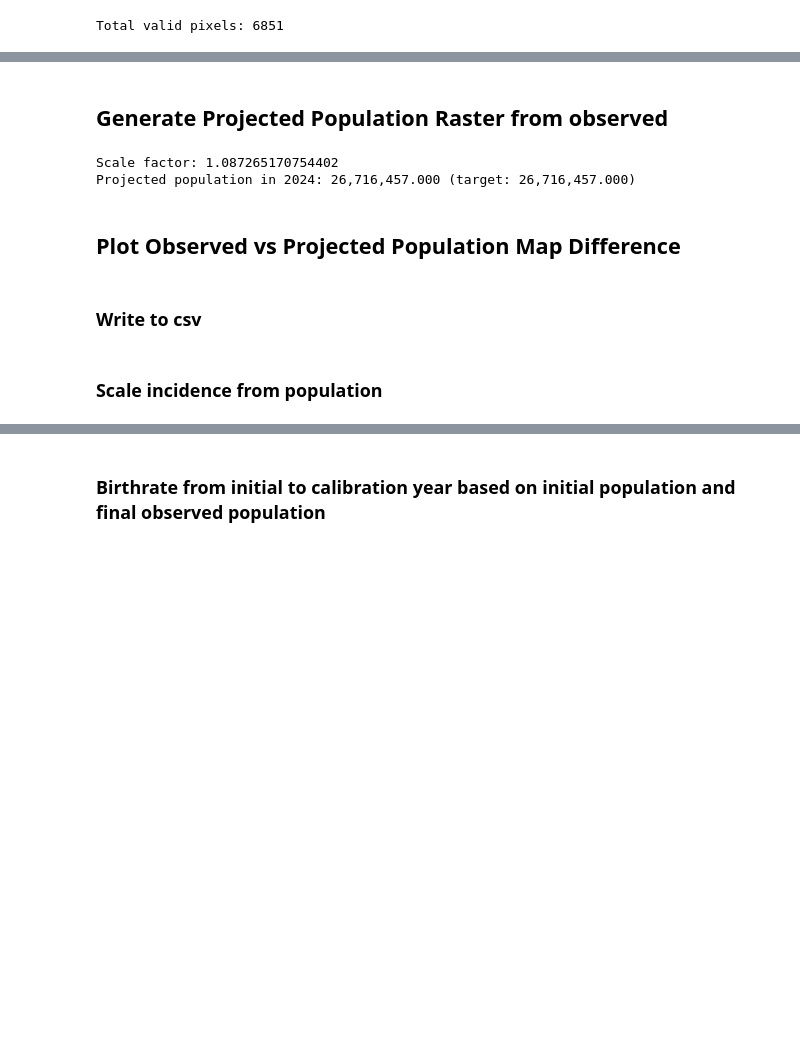
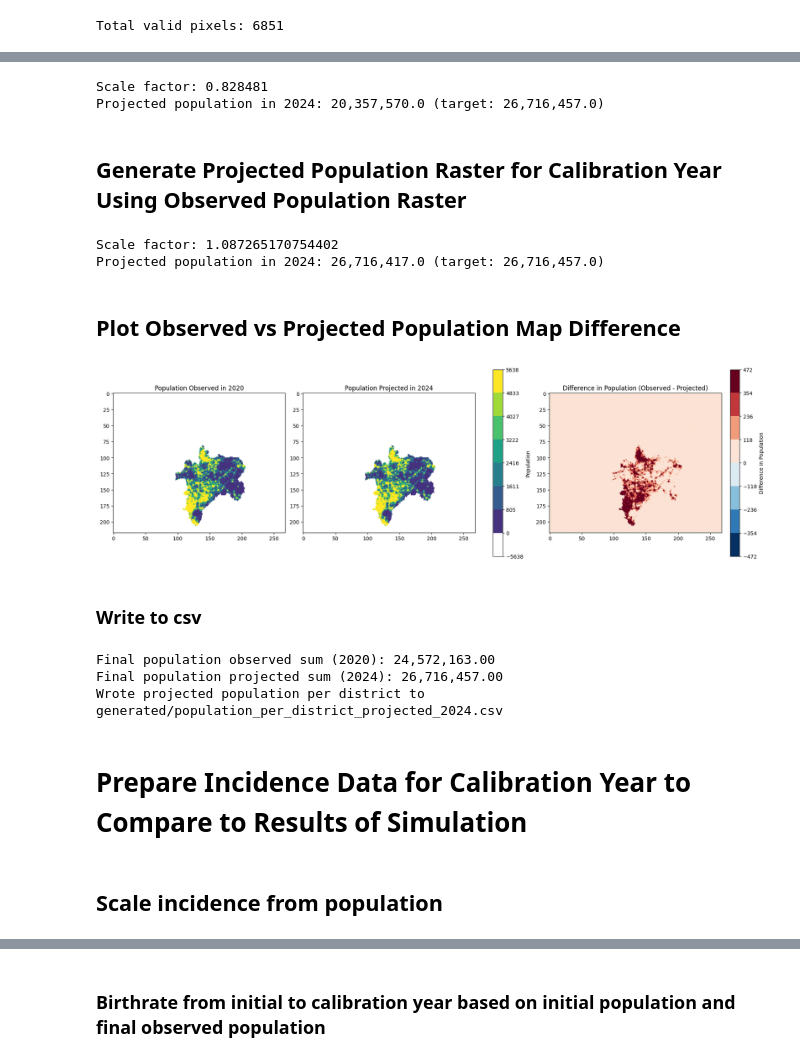
Before and after one commit to darayus-gorimaar/Calibration_Pipeline_v7_NG-SE, a Jupyter notebook: population_validation/0_1_calibration_prepare_population_and_incidence.ipynb, the cells around one changed output, grey strips where cells are left out. Cells and saved outputs as stored; diff of their text form; code cells hidden in the pictures; blank space fills up the shorter version.

Commit message:
population growth rate validation p2

```diff
--- a/population_validation/0_1_calibration_prepare_population_and_incidence.ipynb
+++ b/population_validation/0_1_calibration_prepare_population_and_incidence.ipynb
@@ -82,18 +114,30 @@ Total valid pixels: 6851
+# %%
+initial_population_projected_raster_to_verify, _ = read_raster(initial_population_projected_raster_path)
+
+# Verify that the sum of the scaled population matches the target
+target_population_projected_valid = initial_population_projected_raster_to_verify[valid_mask]
+sum_target_population_projected_per_district = np.bincount(district_valid, weights=target_population_projected_valid)
+
+print(f"Scale factor: {SCALE_FACTOR:.6f}")
+print(f"Projected population in {calibration_year}: {target_population_projected_valid.sum():,.1f} (target: {TARGET_POPULATION_CALIBRATION_YEAR:,.1f})")
+# %% [output]
+Scale factor: 0.828481
+Projected population in 2024: 20,357,570.0 (target: 26,716,457.0)
 # %% [markdown]
-## Generate Projected Population Raster from observed
+## Generate Projected Population Raster for Calibration Year Using Observed Population Raster
 # %%
 SCALE_FACTOR = TARGET_POPULATION_CALIBRATION_YEAR / df[f"observed_population_{observed_population_year}"].sum()
 
 # Start from full raster
-target_year_population_projected_raster = final_observed_population_raster.astype(float).copy()
+target_year_population_projected_raster = observed_population_raster.astype(float).copy()
 
 # Scale only valid cells
 valid_mask = (
-    (final_observed_population_raster != nodata) &
+    (observed_population_raster != nodata) &
     (districts_raster != nodata)
 )
 
-target_year_population_projected_raster[valid_mask] = final_observed_population_raster[valid_mask] * SCALE_FACTOR
+target_year_population_projected_raster[valid_mask] = np.round(observed_population_raster[valid_mask] * SCALE_FACTOR)
 
 # Keep nodata cells unchanged
 target_year_population_projected_raster[~valid_mask] = nodata
@@ -106,10 +150,8 @@ write_raster(
     cellsize=metadata["cellsize"],
     mask_raster=districts_raster,  # preserve nodata areas
     nodata=nodata,
+    fmt="%d",
 )
-# %% [output]
-Scale factor: 1.087265170754402
-Projected population in 2024: 26,716,457.000 (target: 26,716,457.000)
 # %%
 target_population_projected_raster, _ = read_raster(projected_population_calibration_year_raster_path)
 
@@ -118,15 +160,15 @@ target_population_projected_valid = target_population_projected_raster[valid_mas
 sum_target_population_projected_per_district = np.bincount(district_valid, weights=target_population_projected_valid)
 
 print(f"Scale factor: {SCALE_FACTOR}")
-print(f"Projected population in {calibration_year}: {target_population_projected_valid.sum():,.3f} (target: {TARGET_POPULATION_CALIBRATION_YEAR:,.3f})")
+print(f"Projected population in {calibration_year}: {target_population_projected_valid.sum():,.1f} (target: {TARGET_POPULATION_CALIBRATION_YEAR:,.1f})")
+# %% [output]
+Scale factor: 1.087265170754402
+Projected population in 2024: 26,716,417.0 (target: 26,716,457.0)
 # %% [markdown]
 ## Plot Observed vs Projected Population Map Difference
 # %%
-observed_pop_raster_path = Path(f"{data_path}/{country_code}_population_{observed_population_year}.asc")
-projected_pop_raster_path = Path(f"{data_path}/{country_code}_population_projected_{calibration_year}.asc")
-
-observed_population, _ = read_raster(observed_pop_raster_path)
-projected_population, _ = read_raster(projected_pop_raster_path)
+observed_population, _ = read_raster(observed_population_raster_path)
+projected_population, _ = read_raster(projected_population_calibration_year_raster_path)
 
 # Difference map (Projected - Observed)
 population_difference = projected_population - observed_population
@@ -167,50 +209,57 @@ dbounds = np.linspace(-dmax, dmax, n_bins + 1)
 
 base_d = plt.get_cmap("RdBu_r", n_bins)
 cmap_diff = ListedColormap(base_d(np.arange(n_bins)))
 norm_diff = BoundaryNorm(dbounds, cmap_diff.N, clip=True)
 
 # -----------------------
 # Plot
 # -----------------------
 fig, axes = plt.subplots(1, 3, figsize=(18, 6), constrained_layout=True)
 
 im0 = axes[0].imshow(observed_population, cmap=cmap_pop, norm=norm_pop, zorder=2)
 axes[0].set_title(f"Population Observed in {observed_population_year}")
 
 im1 = axes[1].imshow(projected_population, cmap=cmap_pop, norm=norm_pop, zorder=2)
 axes[1].set_title(f"Population Projected in {calibration_year}")
 
 im2 = axes[2].imshow(population_difference, cmap=cmap_diff, norm=norm_diff, zorder=2)
 axes[2].set_title(f"Difference in Population (Observed - Projected)")
 
 # Colorbars (banded)
 cbar1 = fig.colorbar(im1, ax=axes[:2], shrink=0.85, boundaries=bounds)
 cbar1.set_label("Population")
 cbar1.set_ticks(bounds)  # show band edges (or use bounds[::2] for fewer ticks)
 
 cbar2 = fig.colorbar(im2, ax=axes[2], shrink=0.85, boundaries=dbounds)
 cbar2.set_label("Difference in Population")
 cbar2.set_ticks(dbounds)
 
 plt.savefig(f"{data_path}/observed_{observed_population_year}_vs_projected_{calibration_year}_population_pixel_maps.png", dpi=200)
 plt.show()
+# %% [output]
+[figure, added]
 # %% [markdown]
 ### Write to csv
 # %%
-df[f'final_population_{calibration_year}_projected'] = df[f"observed_population_{observed_population_year}"] * SCALE_FACTOR
+df[f'population_{calibration_year}_projected'] = df[f"observed_population_{observed_population_year}"] * SCALE_FACTOR
 
-init_pop_sum = df['init_population'].sum()
-final_observed_sum = df[f"observed_population_{observed_population_year}"].sum()
-final_projected_sum = df[f"observed_population_{calibration_year}_projected"].sum()
+observed_population_sum = df[f"observed_population_{observed_population_year}"].sum()
+projected_population_sum = df[f"population_{calibration_year}_projected"].sum()
 
 
-print(f'Initial population sum: {init_pop_sum:,.2f}')
-print(f'Final population observed sum ({observed_population_year}): {final_observed_sum:,.2f}')
-print(f'Final population projected sum ({calibration_year}): {final_projected_sum:,.2f}')
+# print(f'Initial population sum: {init_pop_sum:,.2f}')
+print(f'Final population observed sum ({observed_population_year}): {observed_population_sum:,.2f}')
+print(f'Final population projected sum ({calibration_year}): {projected_population_sum:,.2f}')
 
 df.to_csv(population_per_district_projected_csv_path, index=False)
 
 print(f"Wrote projected population per district to {population_per_district_projected_csv_path}")
+# %% [output]
+Final population observed sum (2020): 24,572,163.00
+Final population projected sum (2024): 26,716,457.00
+Wrote projected population per district to generated/population_per_district_projected_2024.csv
+# %% [markdown]
+# Prepare Incidence Data for Calibration Year to Compare to Results of Simulation
 # %% [markdown]
-### Scale incidence from population
+## Scale incidence from population
 # %%
```
Also changed, not shown: parts of 12 cells of this notebook, 20 other files.
